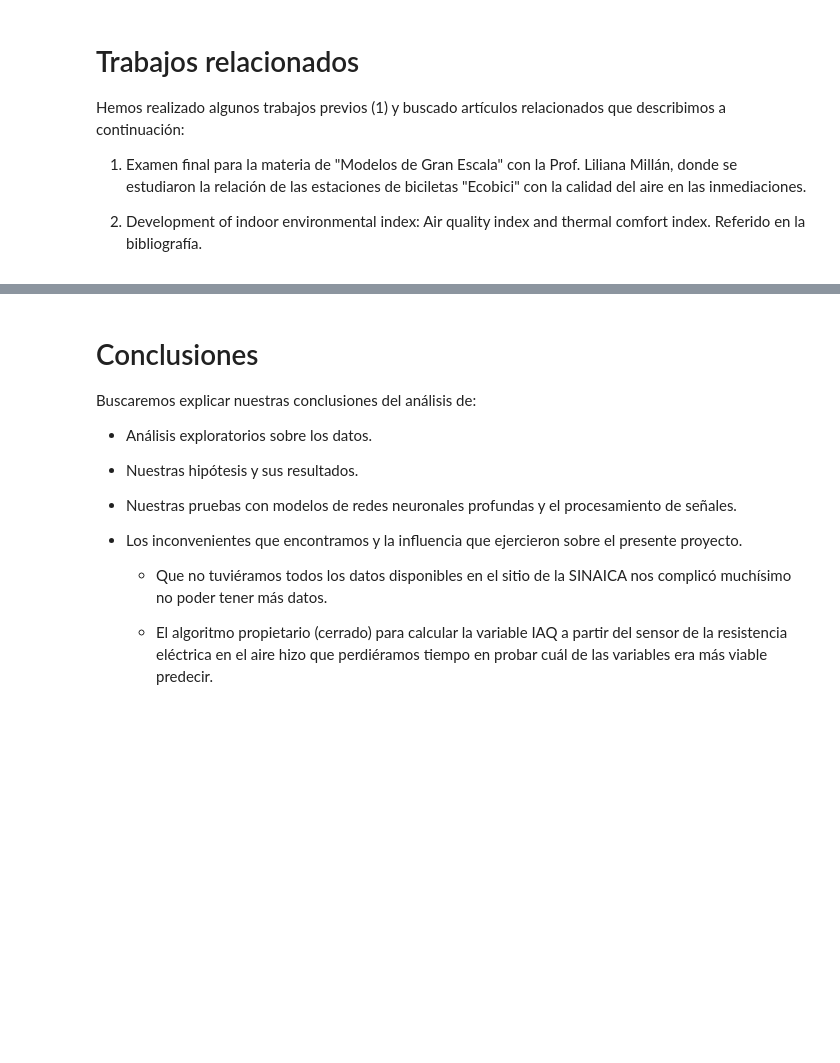
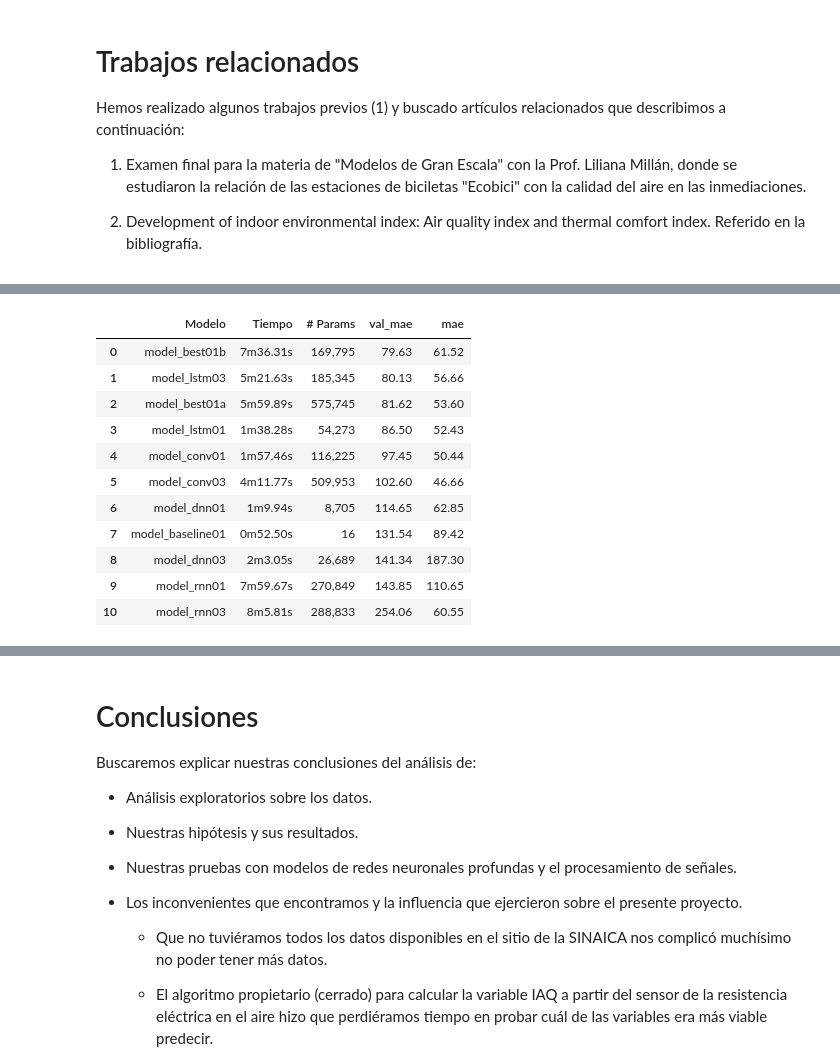
Before and after one commit to philwebsurfer/dlfinal, a Jupyter notebook: proyectofinal.ipynb, the cells around one changed output, grey strips where cells are left out. Saved outputs shown, nothing was run; the diff lists cells and outputs as text; code cells hidden in the pictures; blank space fills up the shorter version.

```diff
--- a/proyectofinal.ipynb
+++ b/proyectofinal.ipynb
@@ -152,0 +295,93 @@ También probamos con los siguientes modelos:
+# %%
+models = []
+object_names = []
+models_path = os.path.join(base_url, "models-sinaica")
+
+for y in [x for x in os.listdir(models_path) if x.endswith("dill")]:
+  model_path = os.path.join(models_path, y)
+  with io.open(model_path, 'rb') as file:
+      object_name = re.sub(r"\.", "_", y)
+      object_name = re.sub(r"_dill", "", object_name)
+      globals()[object_name] = dill.load(file)
+      object_names.append(object_name)
+#display(Markdown("Objetos cargados: \n\n>" +
+#         ", ".join(object_names)))
+
+model_times = [o for o in object_names if o.endswith("_time")]
+perf_table = pd.DataFrame({
+  "Modelo": [re.sub("_time$", "", model_time) for model_time in model_times],
+  "Tiempo": [globals()[model_time] for model_time in model_times]
+})
+df_n_params = pd.DataFrame(data={
+    "Modelo": [x for x in model_n_params.keys()],
+    "# Params": [x for x in model_n_params.values()]
+})
+perf_table = perf_table.merge(df_n_params, on="Modelo")
+model_path = os.path.join(models_path, "model_n_params.dill")
+model_n_params = dill.load(open(model_path, 'rb'))
+model_histories = [o
+                   for o in object_names
+                   if o.endswith("_hist")
+                  ]
+model_metrics = [k
+                 for k in globals()[model_histories[0]].keys()
+                 if re.search("^(val_|loss)", k) is None
+                ]
+
+for metric in model_metrics:
+  perf_table["val_" + metric] = [np.mean(globals()[o]["val_" + metric]) for o in model_histories]
+for metric in model_metrics:
+  perf_table[metric] = [np.mean(globals()[o][metric]) for o in model_histories]
+perf_table.rename({
+  "mean_squared_logarithmic_error": "msle",
+  "val_mean_squared_logarithmic_error": "val_msle"
+}, axis=1, inplace=True)
+perf_table.drop(["loss", "val_loss"], axis=1, inplace=True, errors='ignore')
+perf_table.sort_values("val_mse", inplace=True)
+perf_table["Tiempo"] = (perf_table["Tiempo"] // 60).astype('int').astype("str") + "m" + \
+(perf_table["Tiempo"] % 60).round(3).apply(lambda x: f"{x:2.2f}") + "s"
+perf_table.reset_index(inplace=True, drop=True)
+#perf_table.round(4)
+excluded_columns = ["iaqAccuracy", "datetime", "datetime-1", "delta",
+                    "imputated", "year"]
+train, test = train_test_split(sinaica[[x
+                                        for x in sinaica.columns
+                                        if x not in excluded_columns]],
+                               train_size=0.8, random_state=175904, shuffle=False)
+scaler_iaq = MinMaxScaler().fit(train[["IAQ"]])
+perf_data_iaq = scaler_iaq.inverse_transform(perf_table.select_dtypes("float64"))
+#scaler_gr = MinMaxScaler().fit(train[["gasResistance"]])
+#perf_data_gr = scaler_gr.inverse_transform(perf_table.select_dtypes("float64"))
+perf_data_iaq = pd.DataFrame(perf_data_iaq,
+                             columns=perf_table.select_dtypes("float64").columns)
+#perf_data_gr  = pd.DataFrame(perf_data_gr,
+#                             columns=perf_table.select_dtypes("float64").columns)
+perf_data_iaq.insert(0, "Tiempo", perf_table["Tiempo"], )
+#perf_data_gr.insert(0,  "Tiempo", perf_table["Tiempo"], )
+perf_data_iaq.insert(0, "Modelo", perf_table["Modelo"], )
+#perf_data_gr.insert(0,  "Modelo", perf_table["Modelo"], )
+perf_data_iaq["# Params"] = perf_table["# Params"]
+#perf_data_gr["# Params"]  = perf_table["# Params"]
+perf_data = perf_table.copy()
+perf_data.sort_values("val_mse", inplace=True)
+perf_data.reset_index(inplace=True, drop=True)
+model_number_rows = [int(re.sub("[^0-9]", "", x)) for x in perf_table["Modelo"]]
+#is_gr_row = [(x % 2) == 0 for x in model_number_rows]
+is_iaq_row = [(x % 2) == 1 for x in model_number_rows]
+#perf_data.iloc[is_gr_row] = perf_data_gr
+perf_data.iloc[is_iaq_row] = perf_data_iaq
+cols = ["Modelo", "Tiempo", "# Params", "val_mae", "mae"]
+perf_data.round(2)[cols]
+# %% [output]
+|  | Modelo | Tiempo | # Params | val_mae | mae |
+| 0 | model_best01b | 7m36.31s | 169,795 | 79.63 | 61.52 |
+| 1 | model_lstm03 | 5m21.63s | 185,345 | 80.13 | 56.66 |
+| 2 | model_best01a | 5m59.89s | 575,745 | 81.62 | 53.60 |
+| 3 | model_lstm01 | 1m38.28s | 54,273 | 86.50 | 52.43 |
+| 4 | model_conv01 | 1m57.46s | 116,225 | 97.45 | 50.44 |
+| 5 | model_conv03 | 4m11.77s | 509,953 | 102.60 | 46.66 |
+| 6 | model_dnn01 | 1m9.94s | 8,705 | 114.65 | 62.85 |
+| 7 | model_baseline01 | 0m52.50s | 16 | 131.54 | 89.42 |
+| 8 | model_dnn03 | 2m3.05s | 26,689 | 141.34 | 187.30 |
+| 9 | model_rnn01 | 7m59.67s | 270,849 | 143.85 | 110.65 |
+| 10 | model_rnn03 | 8m5.81s | 288,833 | 254.06 | 60.55 |
```
Also changed, not shown: parts of 6 cells of this notebook.
